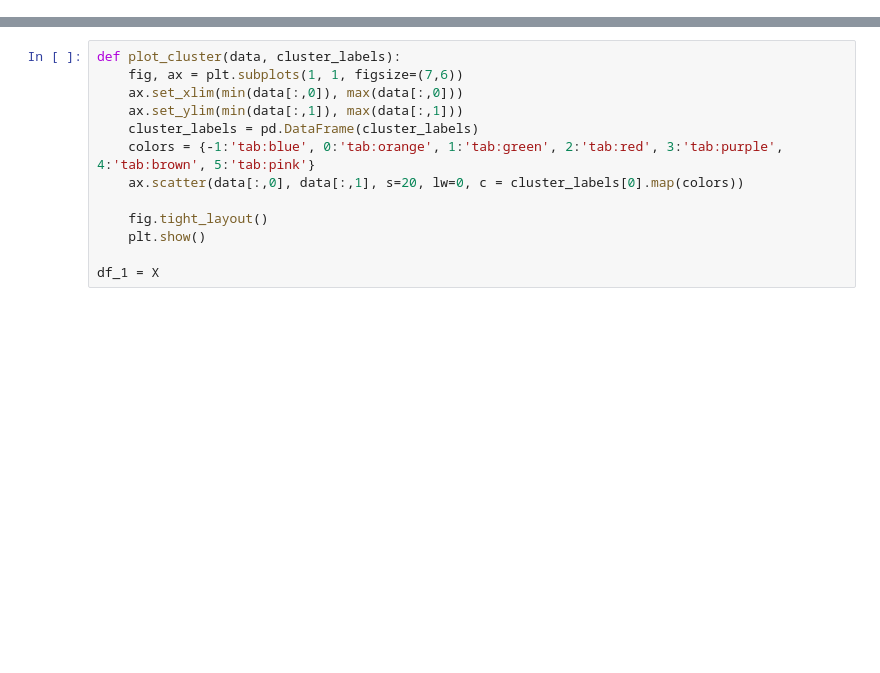
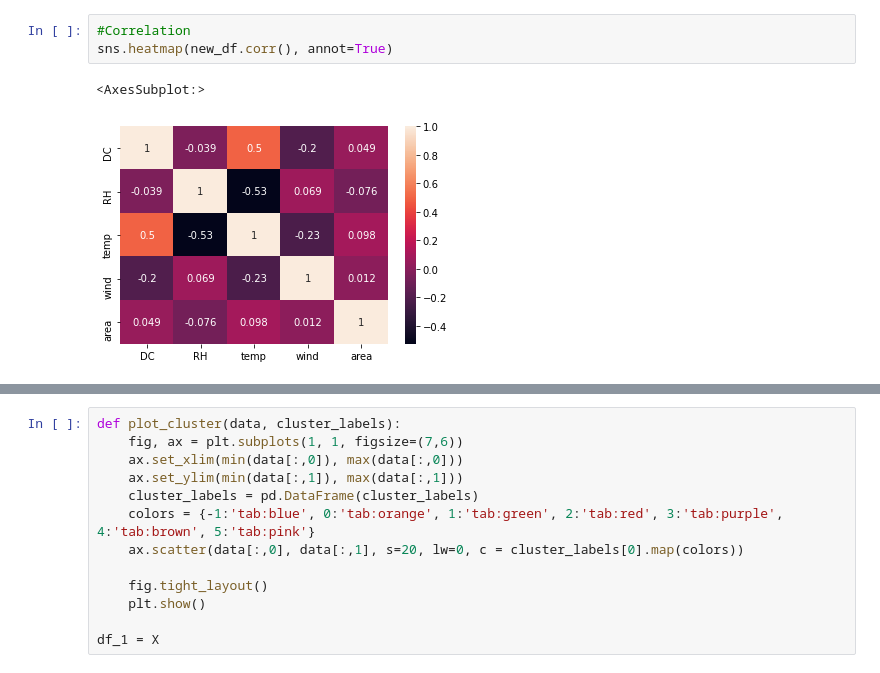
Before and after one commit to Thormol/MachineLearning, a Jupyter notebook: Assignment1/mark_data_exploration.ipynb, the cells around one changed output, grey strips where cells are left out. Cells and saved outputs as stored; diff of their text form; blank space fills up the shorter version.

```diff
--- a/Assignment1/mark_data_exploration.ipynb
+++ b/Assignment1/mark_data_exploration.ipynb
@@ -89,0 +184,6 @@ sns.pairplot(plot_df)
+# %%
+#Correlation
+sns.heatmap(new_df.corr(), annot=True)
+# %% [output]
+<AxesSubplot:>
+[figure, added]
```
Also changed, not shown: parts of 19 cells of this notebook.
